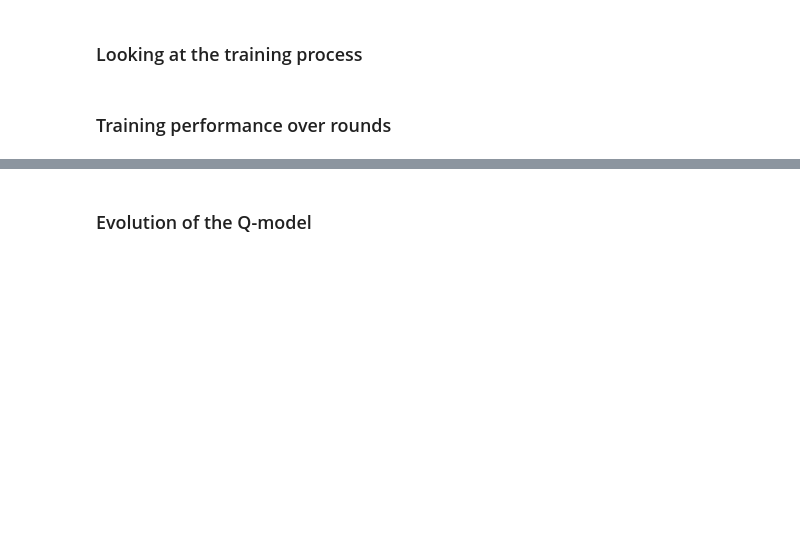
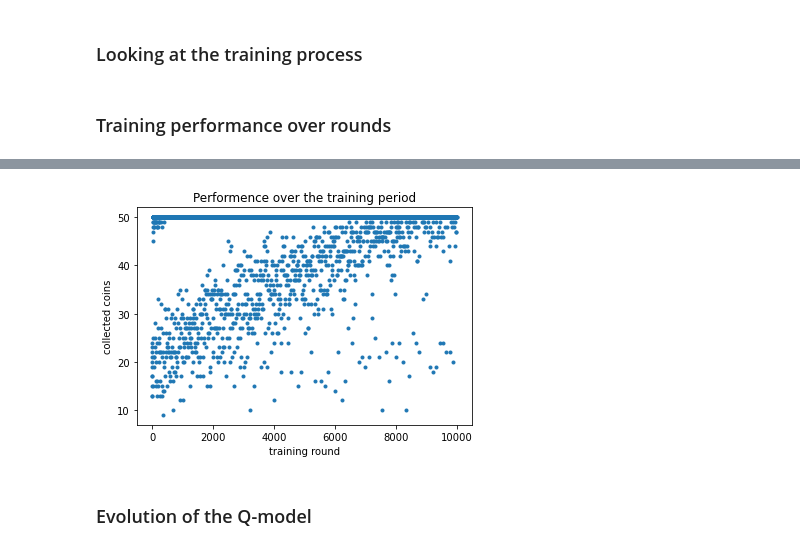
Before and after one commit to Fjallripa/bomberman, a Jupyter notebook: analysis/swq14/debug_2/analysis_train.ipynb, the cells around one changed output, grey strips where cells are left out. Saved outputs shown, nothing was run; the diff lists cells and outputs as text; code cells hidden in the pictures; blank space fills up the shorter version.

```diff
--- a/analysis/swq14/debug_2/analysis_train.ipynb
+++ b/analysis/swq14/debug_2/analysis_train.ipynb
@@ -102,3 +135,11 @@ plt.show()
+# %%
+plt.plot(rounds, collected_coins, '.')
+plt.title("Performence over the training period")
+plt.ylabel("collected coins")   # 50 is maximum
+plt.xlabel("training round")
+plt.show()
+# %% [output]
+[figure, added]
 # %% [markdown]
 ### Evolution of the Q-model
 # %%
```
Also changed, not shown: parts of 2 cells of this notebook.
